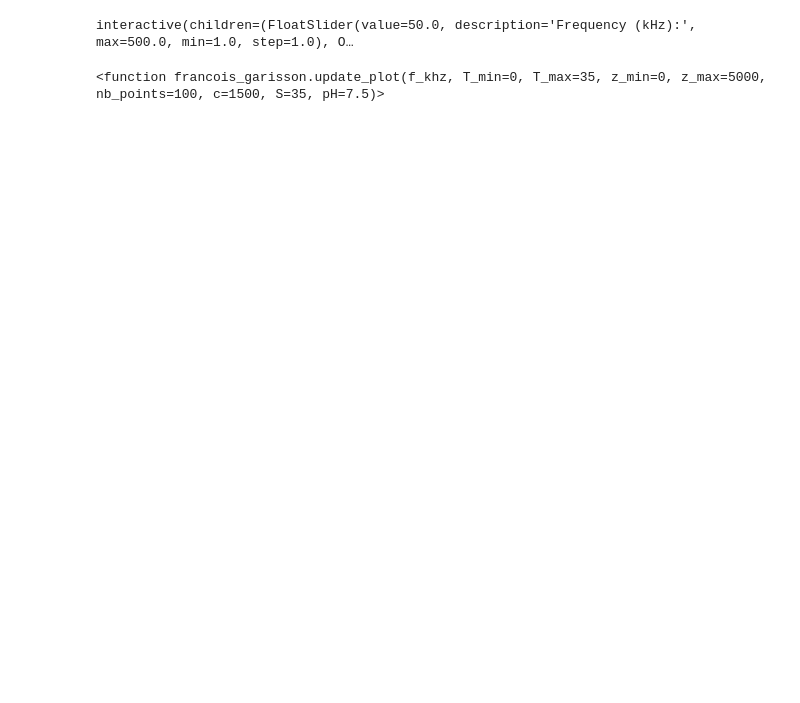
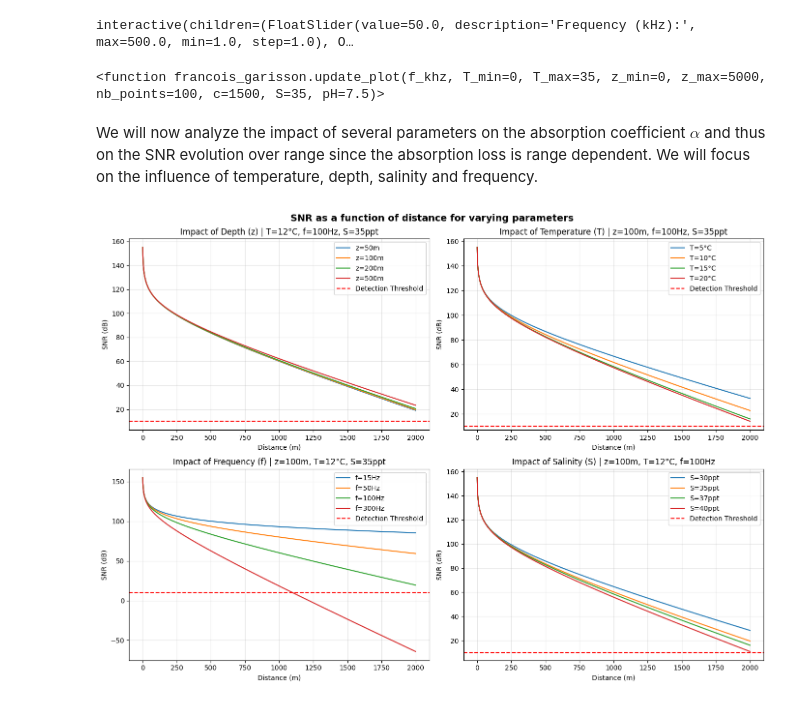
Before and after one commit to FORTRANMAS83R/accoustique, a Jupyter notebook: comm_mod.ipynb, the cells around one changed output. Drawn from its saved outputs; the diff is of its cells as text; code cells hidden in the pictures; blank space fills up the shorter version.

```diff
--- a/comm_mod.ipynb
+++ b/comm_mod.ipynb
@@ -121,3 +123,75 @@ interact(fg.update_plot,
 # %% [output]
 interactive(children=(FloatSlider(value=50.0, description='Frequency (kHz):', max=500.0, min=1.0, step=1.0), O…
 <function francois_garisson.update_plot(f_khz, T_min=0, T_max=35, z_min=0, z_max=5000, nb_points=100, c=1500, S=35, pH=7.5)>
+# %% [markdown]
+We will now analyze the impact of several parameters on the absorption coefficient $\alpha$ and thus on the SNR evolution over range since the absorption loss is range dependent. We will focus on the influence of temperature, depth, salinity and frequency.
+# %%
+
+# Analyse de l'impact des paramètres z, T, f, S sur le SNR
+fig, axes = plt.subplots(2, 2, figsize=(14, 10))
+fig.suptitle('SNR as a function of distance for varying parameters', fontsize=14, fontweight='bold')
+
+distance = np.linspace(1, 2000, 5000)
+
+# Paramètres pour chaque variable
+z_values = [50, 100, 200, 500]
+T_values = [5, 10, 15, 20]
+f_values = [15, 50, 100, 300]
+S_values = [30, 35, 37, 40]
+
+# 1. Impact du paramètre z (profondeur)
+ax = axes[0, 0]
+for z in z_values:
+    sonar_equation.set_absorption_loss_const(c=1500, S=35, T=12, z=z, f=100)
+    SNR = sonar_equation.compute_SNR(distance, absorption_loss=True)
+    ax.plot(distance, SNR, label=f'z={z}m')
+ax.axhline(y=sonar_equation.detection_threshold, color='red', linestyle='--', label='Detection Threshold')
+ax.set_xlabel('Distance (m)')
+ax.set_ylabel('SNR (dB)')
+ax.set_title('Impact of Depth (z) | T=12°C, f=100Hz, S=35ppt')
+ax.legend()
+ax.grid(True, alpha=0.3)
+
+# 2. Impact du paramètre T (température)
+ax = axes[0, 1]
+for T in T_values:
+    sonar_equation.set_absorption_loss_const(c=1500, S=35, T=T, z=100, f=100)
+    SNR = sonar_equation.compute_SNR(distance, absorption_loss=True)
+    ax.plot(distance, SNR, label=f'T={T}°C')
+ax.axhline(y=sonar_equation.detection_threshold, color='red', linestyle='--', label='Detection Threshold')
+ax.set_xlabel('Distance (m)')
+ax.set_ylabel('SNR (dB)')
+ax.set_title('Impact of Temperature (T) | z=100m, f=100Hz, S=35ppt')
+ax.legend()
+ax.grid(True, alpha=0.3)
+
+# 3. Impact du paramètre f (fréquence)
+ax = axes[1, 0]
+for f in f_values:
+    sonar_equation.set_absorption_loss_const(c=1500, S=35, T=12, z=100, f=f)
+    SNR = sonar_equation.compute_SNR(distance, absorption_loss=True)
+    ax.plot(distance, SNR, label=f'f={f}Hz')
+ax.axhline(y=sonar_equation.detection_threshold, color='red', linestyle='--', label='Detection Threshold')
+ax.set_xlabel('Distance (m)')
+ax.set_ylabel('SNR (dB)')
+ax.set_title('Impact of Frequency (f) | z=100m, T=12°C, S=35ppt')
+ax.legend()
+ax.grid(True, alpha=0.3)
+
+# 4. Impact du paramètre S (salinité)
+ax = axes[1, 1]
+for S in S_values:
+    sonar_equation.set_absorption_loss_const(c=1500, S=S, T=12, z=100, f=100)
+    SNR = sonar_equation.compute_SNR(distance, absorption_loss=True)
+    ax.plot(distance, SNR, label=f'S={S}ppt')
+ax.axhline(y=sonar_equation.detection_threshold, color='red', linestyle='--', label='Detection Threshold')
+ax.set_xlabel('Distance (m)')
+ax.set_ylabel('SNR (dB)')
+ax.set_title('Impact of Salinity (S) | z=100m, T=12°C, f=100Hz')
+ax.legend()
+ax.grid(True, alpha=0.3)
+
+plt.tight_layout()
+plt.show()
+# %% [output]
+[figure, added]
```
Also changed, not shown: parts of 6 cells of this notebook, 1 other file.
